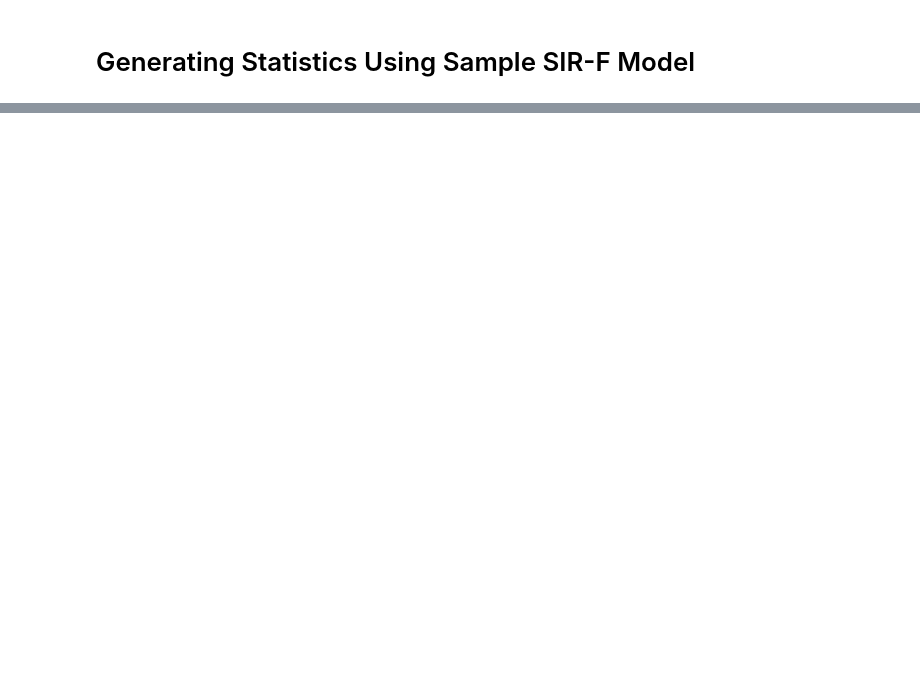
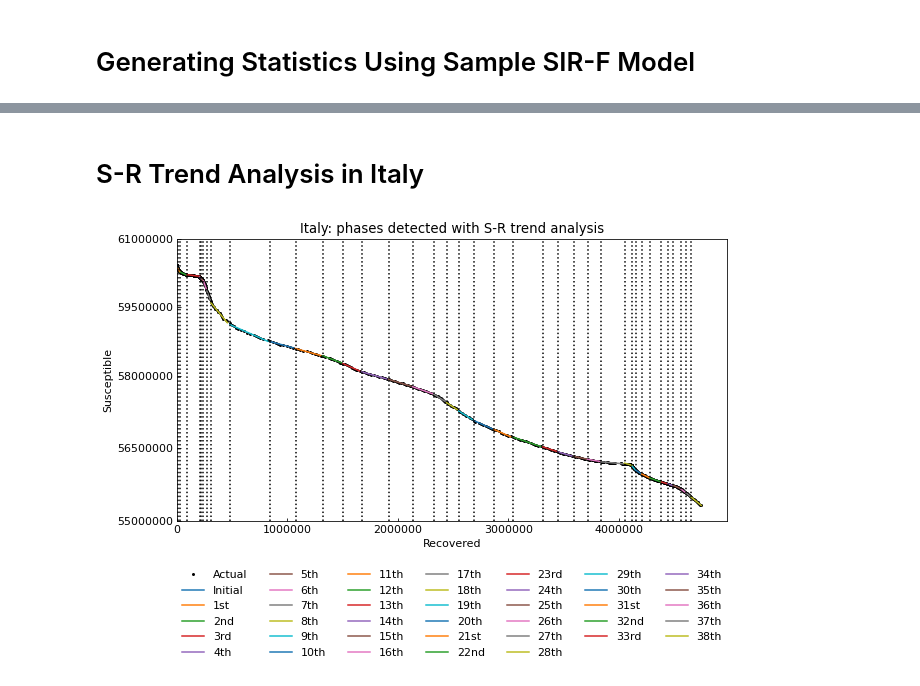
Before and after one commit to Namratha2301/DRBCMSocialMedia, a Jupyter notebook: DRBCM-SIR.ipynb, the cells around one changed output, grey strips where cells are left out. Saved outputs shown, nothing was run; the diff lists cells and outputs as text; code cells hidden in the pictures; blank space fills up the shorter version.

Commit message:
Completed Analysis

```diff
--- a/DRBCM-SIR.ipynb
+++ b/DRBCM-SIR.ipynb
@@ -217,0 +304,8 @@ x_max = df.loc[df["Infected"].idxmax(), "Susceptible"] / cs.SIR.EXAMPLE["populat
+# %% [markdown]
+# S-R Trend Analysis in Italy
+# %%
+ita_scenario = cs.Scenario(country="Italy")
+ita_scenario.register(jhu_data)
+_ = ita_scenario.trend()
+# %% [output]
+[figure, added]
```
Also changed, not shown: parts of 40 cells of this notebook.
